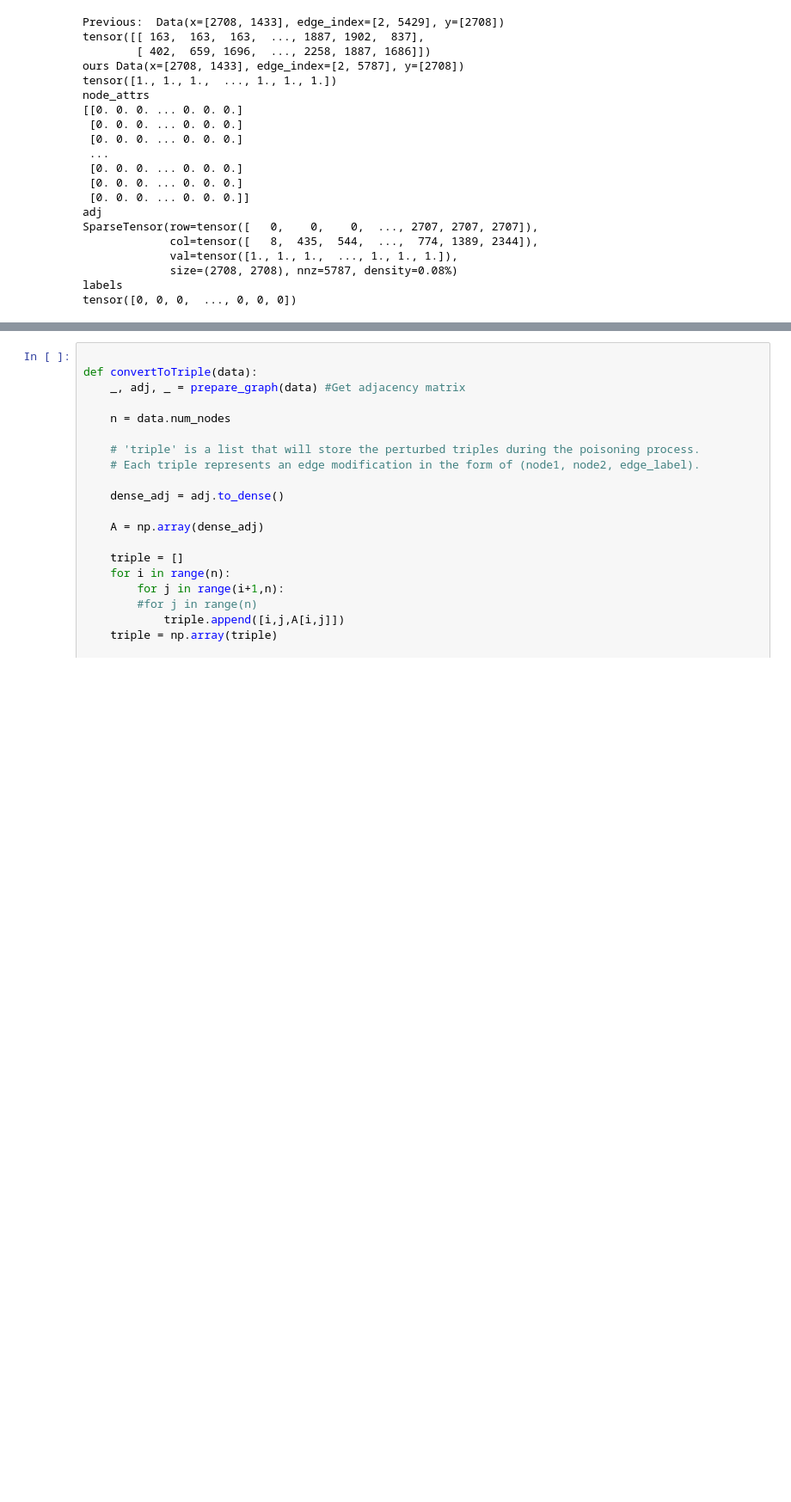
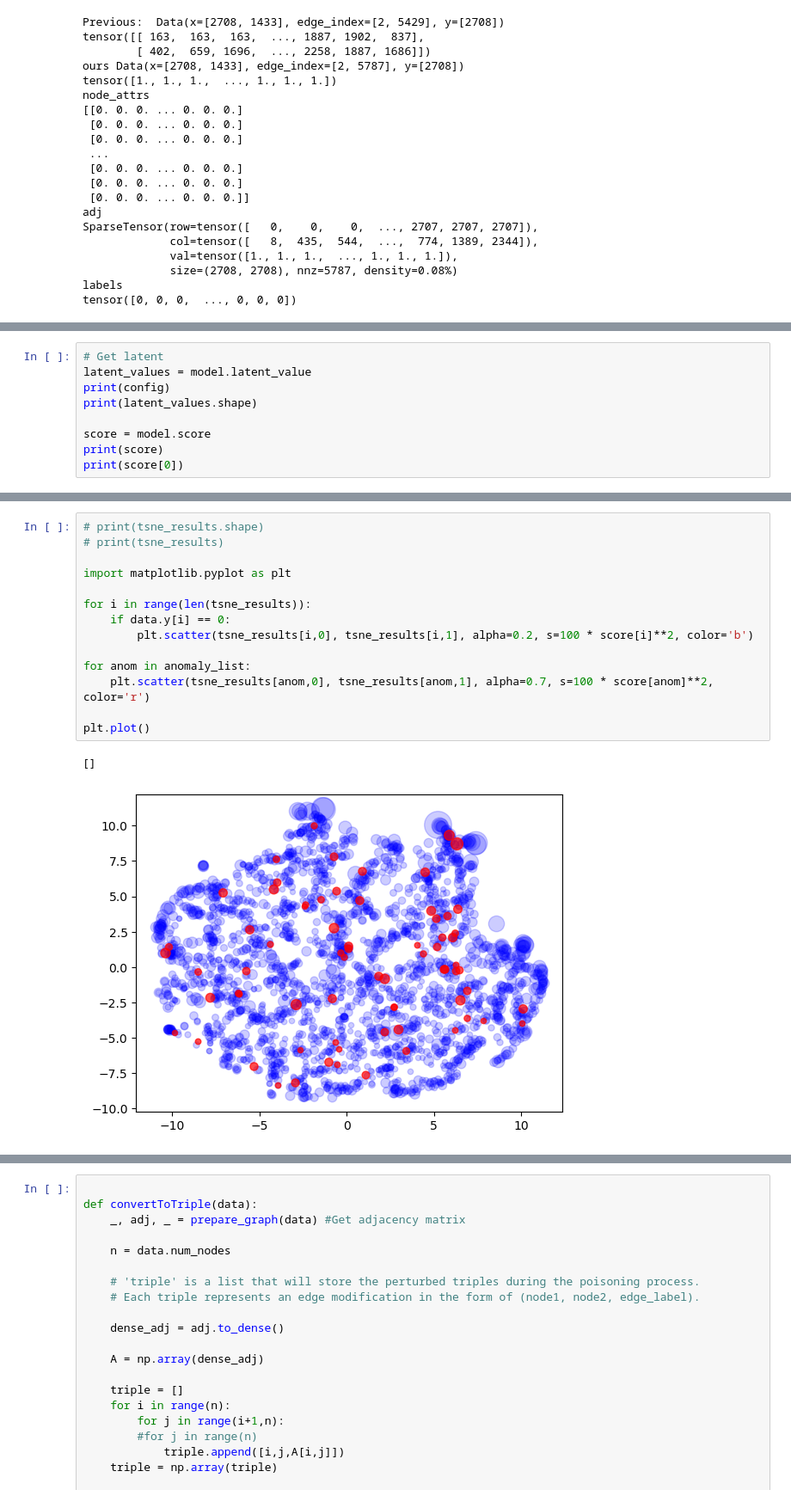
Before and after one commit to Grace-Melchiors/AAU-Dat6-Poison-GAD, a Jupyter notebook: Defence/GraceTest.ipynb, the cells around one changed output, grey strips where cells are left out. Shown: that part at 86% size. Saved outputs shown, nothing was run; the diff lists cells and outputs as text; blank space fills up the shorter version.

```diff
--- a/Defence/GraceTest.ipynb
+++ b/Defence/GraceTest.ipynb
@@ -107,0 +143,9 @@ tensor([0, 0, 0,  ..., 0, 0, 0])
+# %%
+# Get latent
+latent_values = model.latent_value
+print(config)
+print(latent_values.shape)
+
+score = model.score
+print(score)
+print(score[0])
@@ -107,0 +205,17 @@ tensor([0, 0, 0,  ..., 0, 0, 0])
+# %%
+# print(tsne_results.shape)
+# print(tsne_results)
+
+import matplotlib.pyplot as plt
+
+for i in range(len(tsne_results)):
+    if data.y[i] == 0:
+        plt.scatter(tsne_results[i,0], tsne_results[i,1], alpha=0.2, s=100 * score[i]**2, color='b')
+
+for anom in anomaly_list:
+    plt.scatter(tsne_results[anom,0], tsne_results[anom,1], alpha=0.7, s=100 * score[anom]**2, color='r')
+
+plt.plot()
+# %% [output]
+[]
+[figure, added]
```
Also changed, not shown: parts of 10 cells of this notebook, 2 other files.
